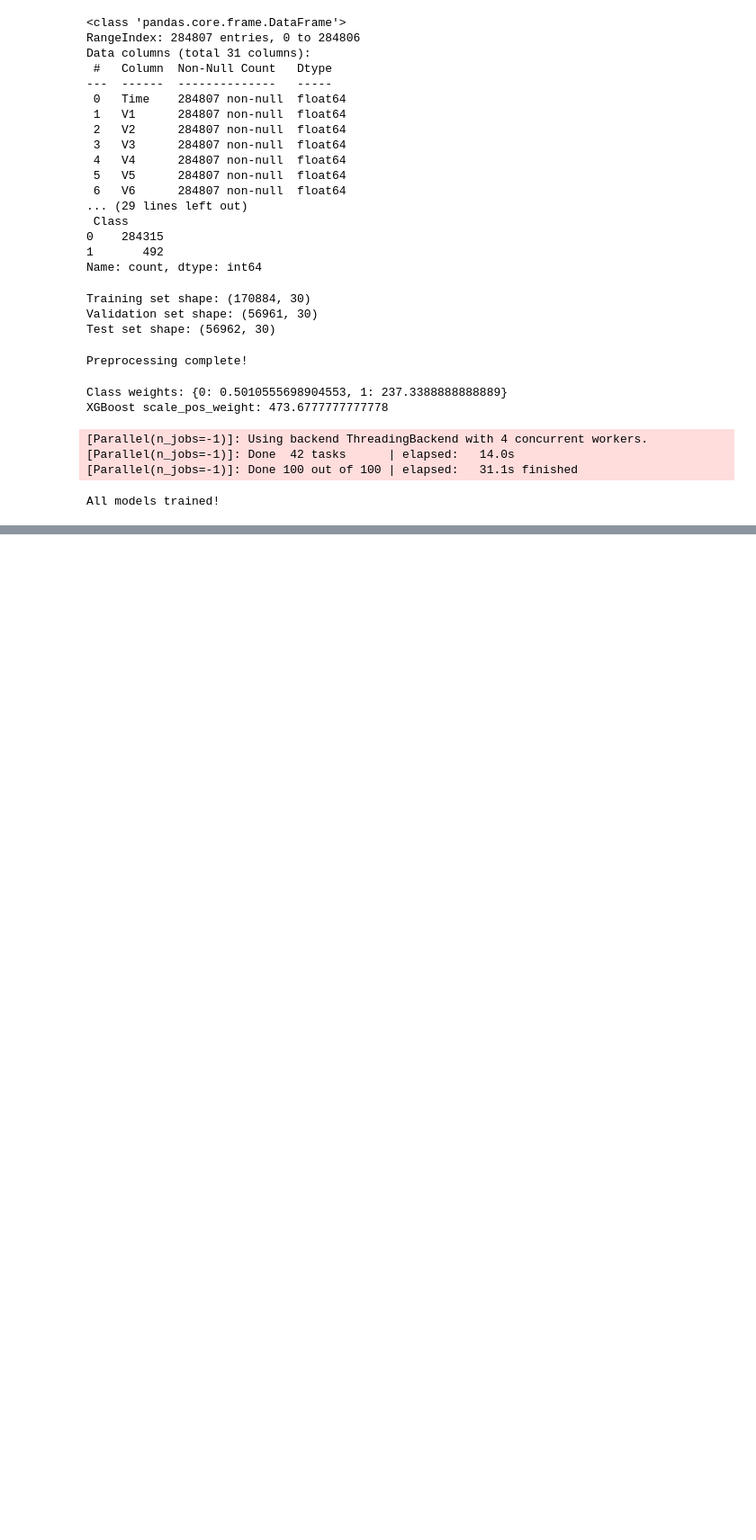
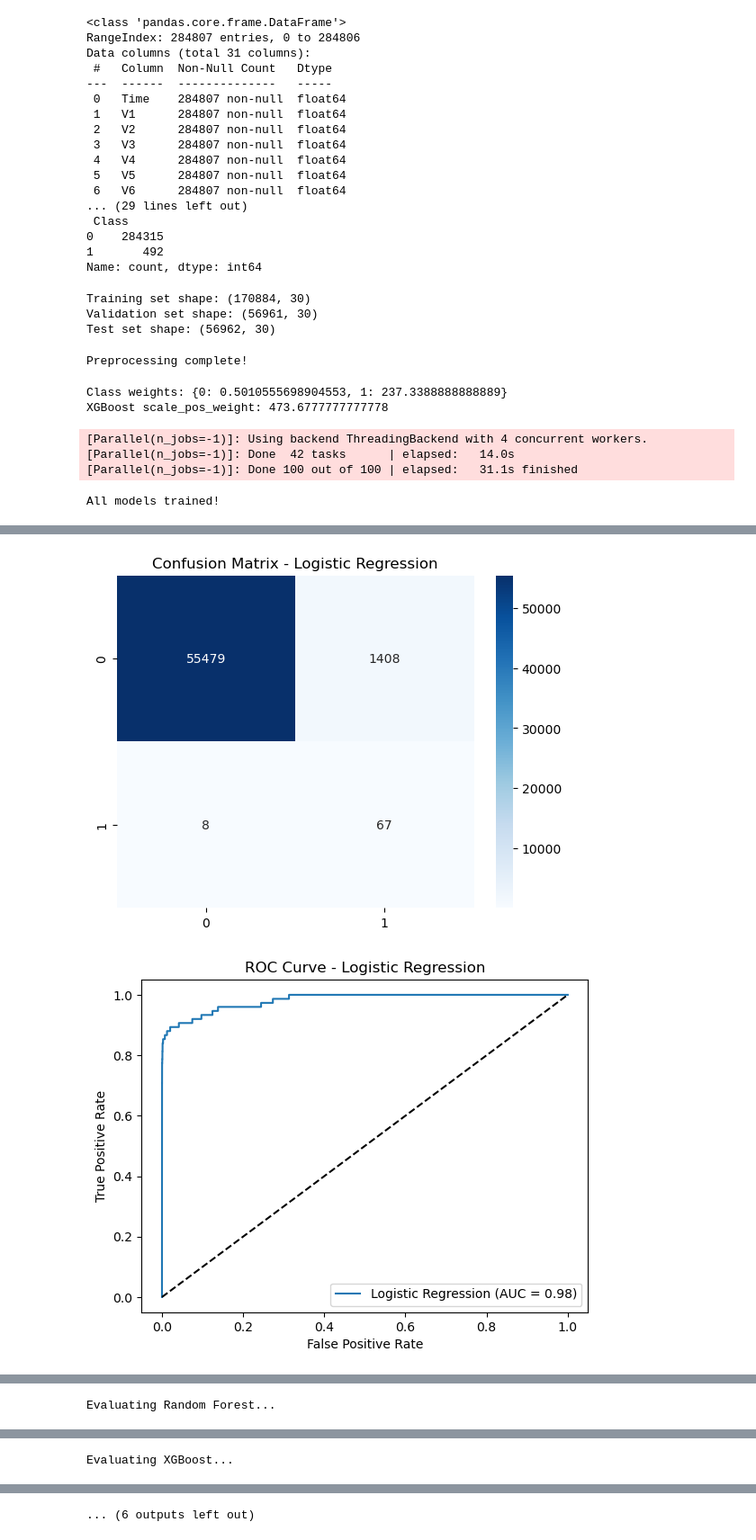
Before and after one commit to TomMcIver/Credit-Card-Fraud-Detection, a Jupyter notebook: Credit-Card-Fraud.ipynb, the cells around one changed output, grey strips where cells are left out. Shown at 90% size. Cells and saved outputs as stored; diff of their text form; code cells hidden in the pictures; blank space fills up the shorter version.

Commit message:
Added graphs and graph prints out of the models trained

```diff
--- a/Credit-Card-Fraud.ipynb
+++ b/Credit-Card-Fraud.ipynb
@@ -196,3 +196,73 @@ print("All models trained!")
 [Parallel(n_jobs=-1)]: Done  42 tasks      | elapsed:   14.0s
 [Parallel(n_jobs=-1)]: Done 100 out of 100 | elapsed:   31.1s finished
 All models trained!
+# %%
+from sklearn.metrics import (accuracy_score, precision_score, recall_score, f1_score,
+                             roc_auc_score, confusion_matrix, roc_curve, precision_recall_curve, auc)
+import matplotlib.pyplot as plt
+import seaborn as sns
+
+def evaluate_model(name, y_true, y_pred, y_proba):
+    metrics = {
+        'Accuracy': accuracy_score(y_true, y_pred),
+        'Precision': precision_score(y_true, y_pred),
+        'Recall': recall_score(y_true, y_pred),
+        'F1': f1_score(y_true, y_pred),
+        'ROC AUC': roc_auc_score(y_true, y_proba),
+        'PR AUC': auc(*precision_recall_curve(y_true, y_proba)[1::-1])
+    }
+
+
+    plt.figure()
+    sns.heatmap(confusion_matrix(y_true, y_pred), annot=True, fmt='d', cmap='Blues')
+    plt.title(f'Confusion Matrix - {name}')
+    plt.show()
+
+
+    fpr, tpr, _ = roc_curve(y_true, y_proba)
+    plt.figure()
+    plt.plot(fpr, tpr, label=f'{name} (AUC = {metrics["ROC AUC"]:.2f})')
+    plt.plot([0, 1], [0, 1], 'k--')
+    plt.xlabel('False Positive Rate')
+    plt.ylabel('True Positive Rate')
+    plt.title(f'ROC Curve - {name}')
+    plt.legend()
+    plt.show()
+
+
+    precision, recall, _ = precision_recall_curve(y_true, y_proba)
+    plt.figure()
+    plt.plot(recall, precision, label=f'{name} (AUC = {metrics["PR AUC"]:.2f})')
+    plt.xlabel('Recall')
+    plt.ylabel('Precision')
+    plt.title(f'Precision-Recall Curve - {name}')
+    plt.legend()
+    plt.show()
+
+    return metrics
+
+
+models = {
+    'Logistic Regression': (lr.predict(X_test), lr.predict_proba(X_test)[:, 1]),
+    'Random Forest': (rf.predict(X_test), rf.predict_proba(X_test)[:, 1]),
+    'XGBoost': (xgb.predict(X_test), xgb.predict_proba(X_test)[:, 1]),
+    'Neural Network': ((nn.predict(X_test).flatten() > 0.5).astype(int), nn.predict(X_test).flatten())
+}
+
+results = []
+for name, (preds, proba) in models.items():
+    print(f"\nEvaluating {name}...")
+    metrics = evaluate_model(name, y_test, preds, proba)
+    metrics['Model'] = name
+    results.append(metrics)
+
+
+results_df = pd.DataFrame(results)
+
+
+results_df = results_df[['Model', 'Accuracy', 'Precision', 'Recall', 'F1', 'ROC AUC', 'PR AUC']]
+
+
+print("\nModel Performance Summary:")
+print(results_df)
+# %% [output]
@@ -198,0 +279,2 @@ All models trained!
+[figure, added]
+[figure, added]
@@ -198,0 +282 @@ All models trained!
+Evaluating Random Forest...
@@ -198,0 +286 @@ All models trained!
+Evaluating XGBoost...
@@ -198,0 +289 @@ All models trained!
+... (6 outputs left out)
```
Also changed, not shown: parts of 2 cells of this notebook.
